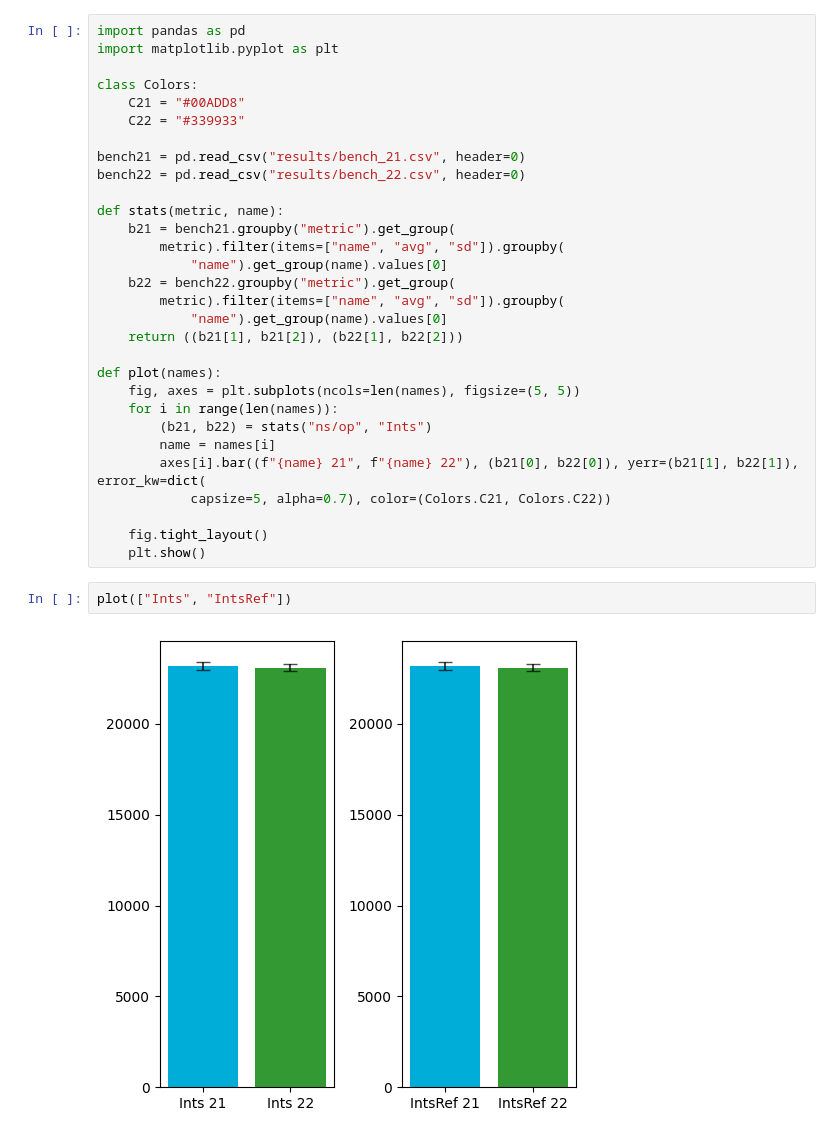
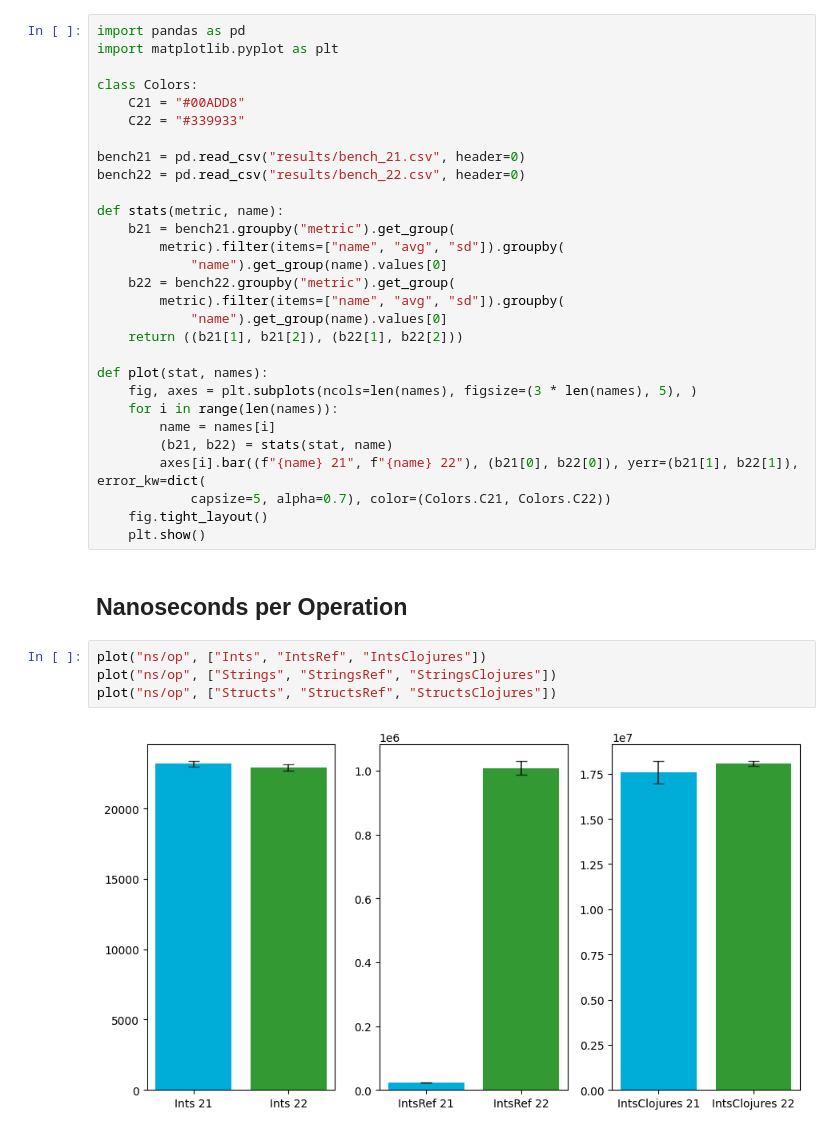
Before and after one commit to zekroTJA/go-range-benchmarks, a Jupyter notebook: notebook.ipynb, the cells around one changed output. Drawn from its saved outputs; the diff is of its cells as text.

```diff
--- a/notebook.ipynb
+++ b/notebook.ipynb
@@ -18,17 +18,20 @@ def stats(metric, name):
             "name").get_group(name).values[0]
     return ((b21[1], b21[2]), (b22[1], b22[2]))
 
-def plot(names):
-    fig, axes = plt.subplots(ncols=len(names), figsize=(5, 5))
+def plot(stat, names):
+    fig, axes = plt.subplots(ncols=len(names), figsize=(3 * len(names), 5), )
     for i in range(len(names)):
-        (b21, b22) = stats("ns/op", "Ints")
         name = names[i]
+        (b21, b22) = stats(stat, name)
         axes[i].bar((f"{name} 21", f"{name} 22"), (b21[0], b22[0]), yerr=(b21[1], b22[1]), error_kw=dict(
             capsize=5, alpha=0.7), color=(Colors.C21, Colors.C22))
-
     fig.tight_layout()
     plt.show()
-# %%
-plot(["Ints", "IntsRef"])
-# %% [output]
-[figure, removed]
+# %% [markdown]
+## Nanoseconds per Operation
+# %%
+plot("ns/op", ["Ints", "IntsRef", "IntsClojures"])
+plot("ns/op", ["Strings", "StringsRef", "StringsClojures"])
+plot("ns/op", ["Structs", "StructsRef", "StructsClojures"])
+# %% [output]
+[figure, added]
```
Also changed, not shown: parts of 5 cells of this notebook, 4 other files.
